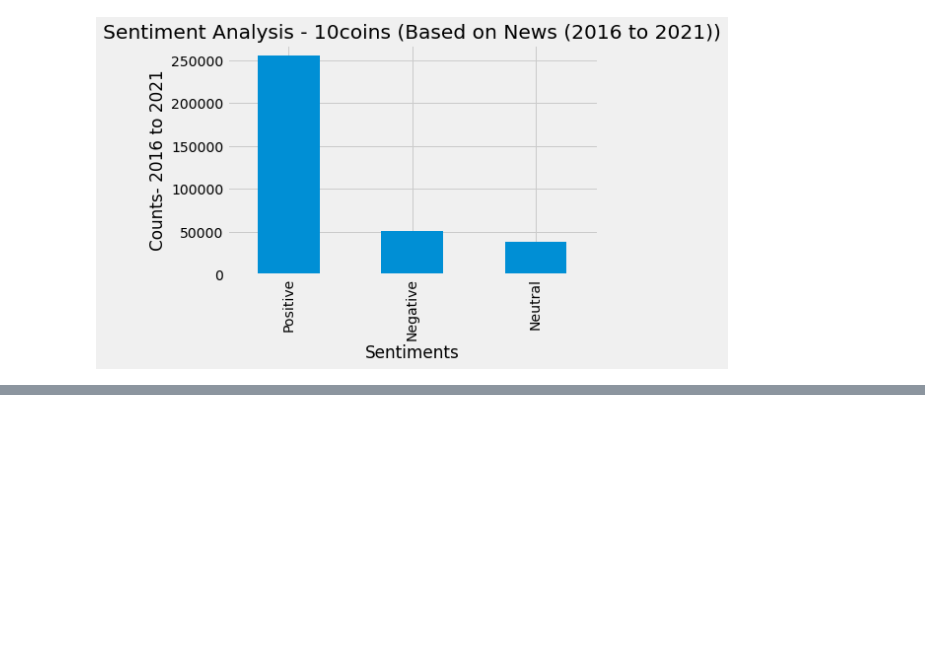
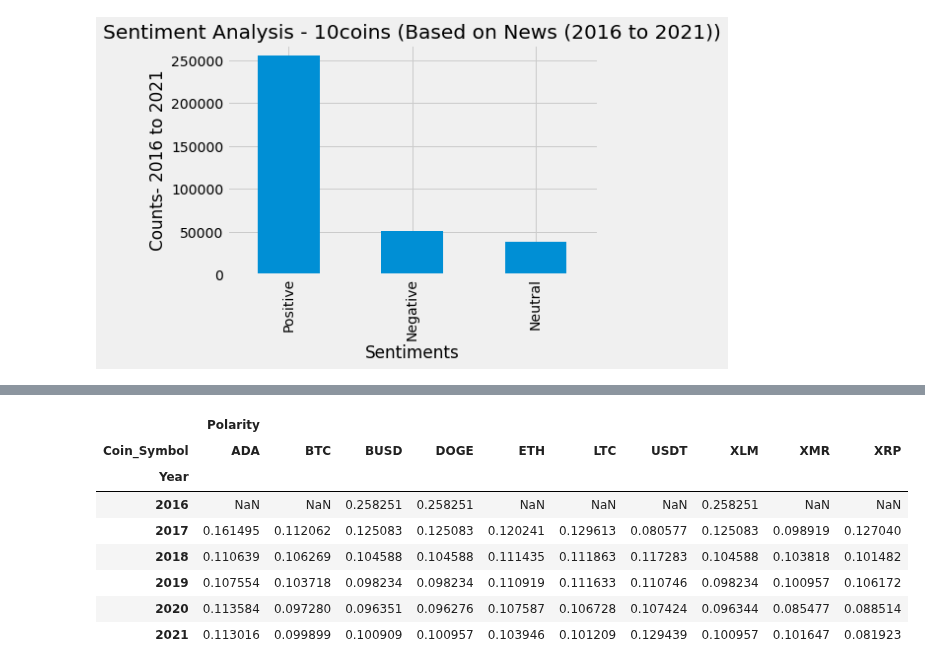
Before and after one commit to LaviJ/Cryptocurrency-Analysis, a Jupyter notebook: Database/Seg2_LJ/Crypto_news_FETCHED_daily_data_sentiment_analysis-Text_Article _2016_2019.ipynb, the cells around one changed output, grey strips where cells are left out. Cells and saved outputs as stored; diff of their text form; code cells hidden in the pictures; blank space fills up the shorter version.

```diff
--- a/Database/Seg2_LJ/Crypto_news_FETCHED_daily_data_sentiment_analysis-Text_Article _2016_2019.ipynb
+++ b/Database/Seg2_LJ/Crypto_news_FETCHED_daily_data_sentiment_analysis-Text_Article _2016_2019.ipynb
@@ -504,3 +504,6 @@ plt.show()
 # %%
 # converting date to datetime format
 Final_News_df['Dt_Rev_time'] = pd.to_datetime(Final_News_df['Dt_Rev_time'])
+# %%
+Final_News_df['Year'] = pd.to_datetime(Final_News_df['Dt_Rev_time']).dt.year
+Final_News_df
@@ -507,2 +524,3 @@ Final_News_df['Dt_Rev_time'] = pd.to_datetime(Final_News_df['Dt_Rev_time'])
 # %%
-Date_monthly = Final_News_df.groupby(['Dt_Rev_time']).resample('M').sum()
+Yearly_df = Final_News_df[['Coin_Symbol', 'Year', 'Polarity']].groupby(['Year','Coin_Symbol']).mean()
+Yearly_df
@@ -508,0 +546,3 @@ Date_monthly = Final_News_df.groupby(['Dt_Rev_time']).resample('M').sum()
+# %%
+Yearly_df = Yearly_df.reset_index()
+Yearly_df
@@ -508,0 +567,13 @@ Date_monthly = Final_News_df.groupby(['Dt_Rev_time']).resample('M').sum()
+# %%
+Yearly_df = Yearly_df.set_index(['Year','Coin_Symbol'],drop=True).unstack('Coin_Symbol')
+Yearly_df
+# %% [output]
+|  | Polarity |  |  |  |  |  |  |  |  |  |
+| Coin_Symbol | ADA | BTC | BUSD | DOGE | ETH | LTC | USDT | XLM | XMR | XRP |
+| Year |  |  |  |  |  |  |  |  |  |  |
+| 2016 | NaN | NaN | 0.258251 | 0.258251 | NaN | NaN | NaN | 0.258251 | NaN | NaN |
+| 2017 | 0.161495 | 0.112062 | 0.125083 | 0.125083 | 0.120241 | 0.129613 | 0.080577 | 0.125083 | 0.098919 | 0.127040 |
+| 2018 | 0.110639 | 0.106269 | 0.104588 | 0.104588 | 0.111435 | 0.111863 | 0.117283 | 0.104588 | 0.103818 | 0.101482 |
+| 2019 | 0.107554 | 0.103718 | 0.098234 | 0.098234 | 0.110919 | 0.111633 | 0.110746 | 0.098234 | 0.100957 | 0.106172 |
+| 2020 | 0.113584 | 0.097280 | 0.096351 | 0.096276 | 0.107587 | 0.106728 | 0.107424 | 0.096344 | 0.085477 | 0.088514 |
+| 2021 | 0.113016 | 0.099899 | 0.100909 | 0.100957 | 0.103946 | 0.101209 | 0.129439 | 0.100957 | 0.101647 | 0.081923 |
```
Also changed, not shown: parts of 11 cells of this notebook, 5 other files.
